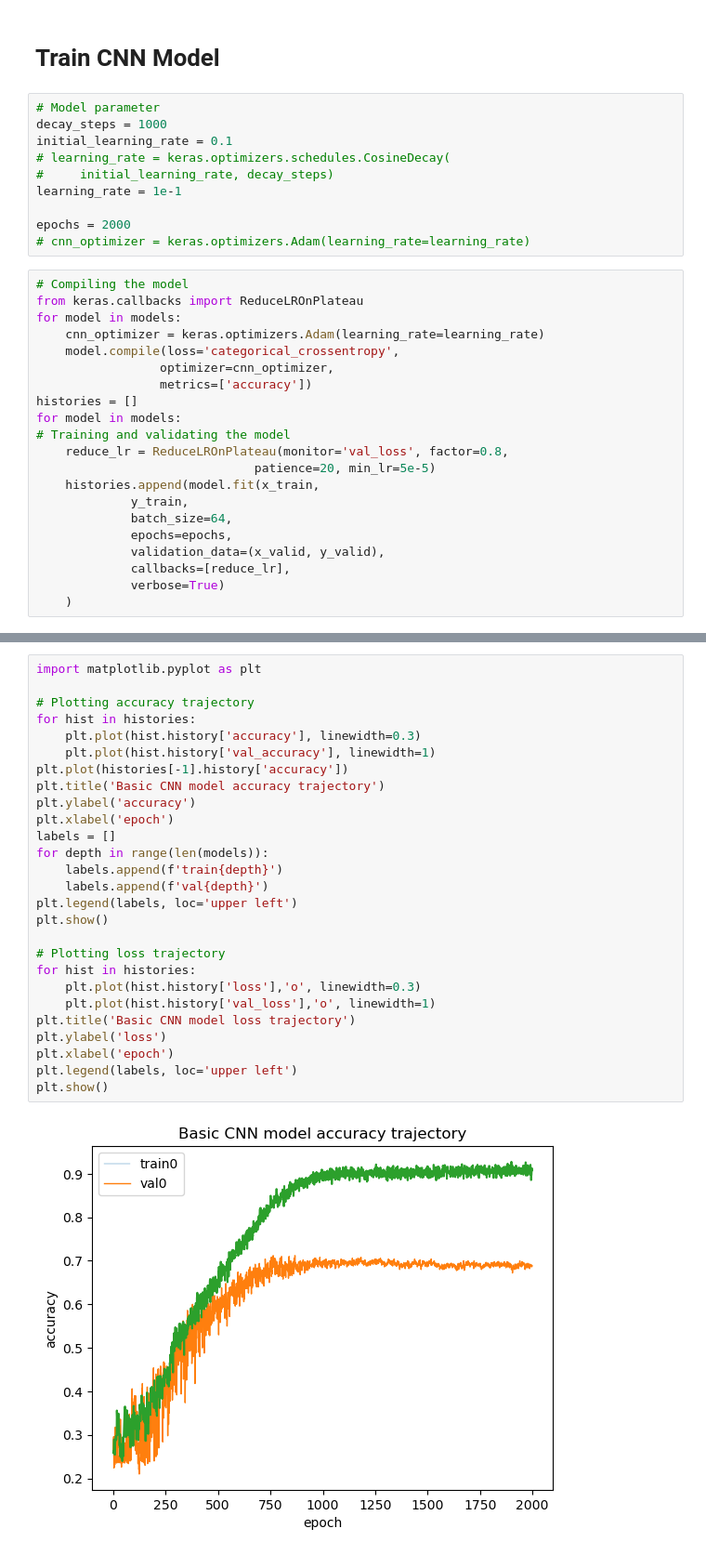
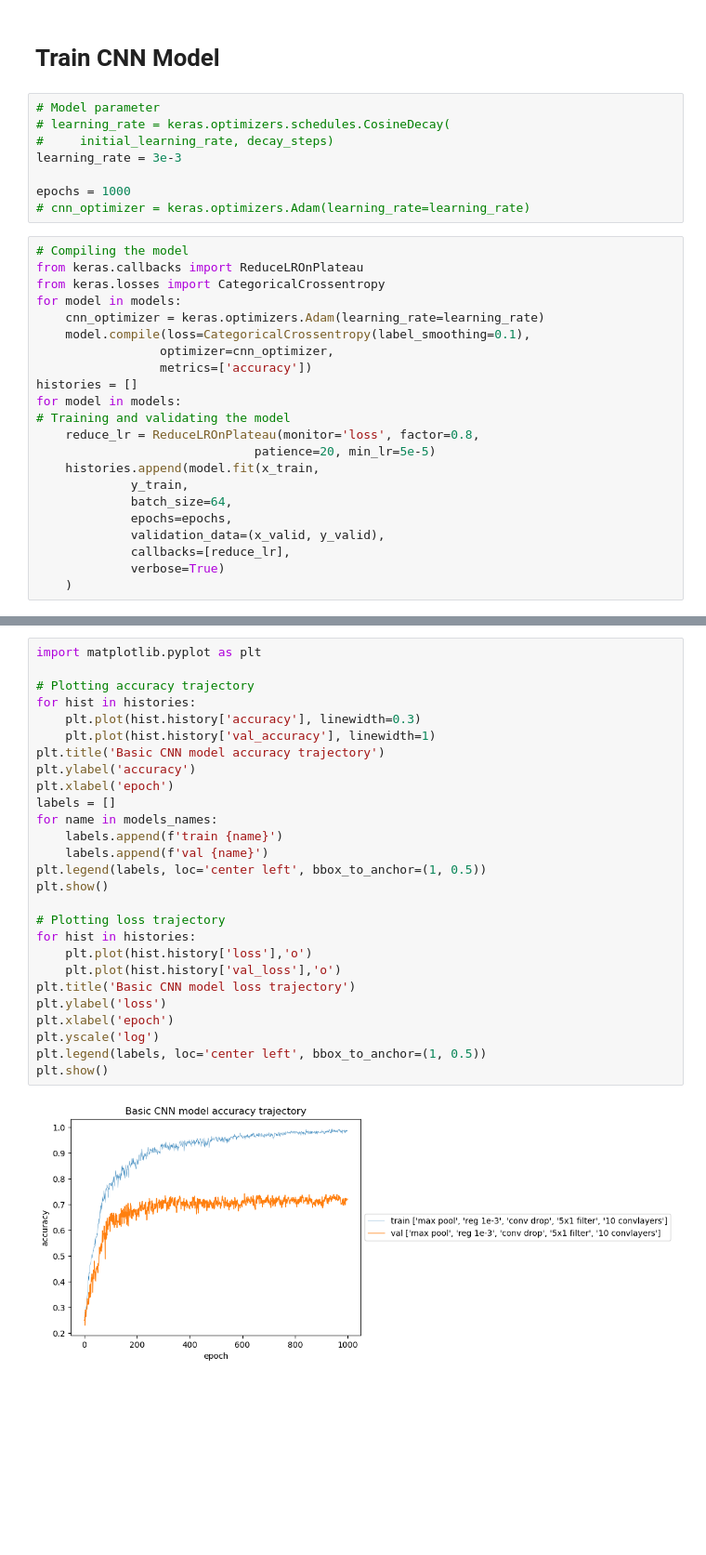
Before and after one commit to aaron68lee/Deep-Learning-EEG-BCI-Signal-Processing, a Jupyter notebook: EEG_CNN.ipynb, the cells around one changed output, grey strips where cells are left out. Shown at 93% size. Saved outputs shown, nothing was run; the diff lists cells and outputs as text; blank space fills up the shorter version.

```diff
--- a/EEG_CNN.ipynb
+++ b/EEG_CNN.ipynb
@@ -190,26 +192,25 @@ models = [CNN(reg=0.001, use_max_pool=False),
 # Train CNN Model
 # %%
 # Model parameter
-decay_steps = 1000
-initial_learning_rate = 0.1
 # learning_rate = keras.optimizers.schedules.CosineDecay(
 #     initial_learning_rate, decay_steps)
-learning_rate = 1e-1
+learning_rate = 3e-3
 
-epochs = 2000
+epochs = 1000
 # cnn_optimizer = keras.optimizers.Adam(learning_rate=learning_rate)
 # %%
 # Compiling the model
 from keras.callbacks import ReduceLROnPlateau
+from keras.losses import CategoricalCrossentropy
 for model in models:
     cnn_optimizer = keras.optimizers.Adam(learning_rate=learning_rate)
-    model.compile(loss='categorical_crossentropy',
+    model.compile(loss=CategoricalCrossentropy(label_smoothing=0.1),
                  optimizer=cnn_optimizer,
                  metrics=['accuracy'])
 histories = []
 for model in models:
 # Training and validating the model
-    reduce_lr = ReduceLROnPlateau(monitor='val_loss', factor=0.8,
+    reduce_lr = ReduceLROnPlateau(monitor='loss', factor=0.8,
                               patience=20, min_lr=5e-5)
     histories.append(model.fit(x_train,
              y_train,
@@ -240,29 +243,29 @@ Epoch 2000/2000
 # %%
 import matplotlib.pyplot as plt
 
 # Plotting accuracy trajectory
 for hist in histories:
     plt.plot(hist.history['accuracy'], linewidth=0.3)
     plt.plot(hist.history['val_accuracy'], linewidth=1)
-plt.plot(histories[-1].history['accuracy'])
 plt.title('Basic CNN model accuracy trajectory')
 plt.ylabel('accuracy')
 plt.xlabel('epoch')
 labels = []
-for depth in range(len(models)):
-    labels.append(f'train{depth}')
-    labels.append(f'val{depth}')
-plt.legend(labels, loc='upper left')
+for name in models_names:
+    labels.append(f'train {name}')
+    labels.append(f'val {name}')
+plt.legend(labels, loc='center left', bbox_to_anchor=(1, 0.5))
 plt.show()
 
 # Plotting loss trajectory
 for hist in histories:
-    plt.plot(hist.history['loss'],'o', linewidth=0.3)
-    plt.plot(hist.history['val_loss'],'o', linewidth=1)
+    plt.plot(hist.history['loss'],'o')
+    plt.plot(hist.history['val_loss'],'o')
 plt.title('Basic CNN model loss trajectory')
 plt.ylabel('loss')
 plt.xlabel('epoch')
-plt.legend(labels, loc='upper left')
+plt.yscale('log')
+plt.legend(labels, loc='center left', bbox_to_anchor=(1, 0.5))
 plt.show()
 # %% [output]
-[figure, old version]
+[figure, new version]
```
Also changed, not shown: parts of 8 cells of this notebook, 1 other file.
